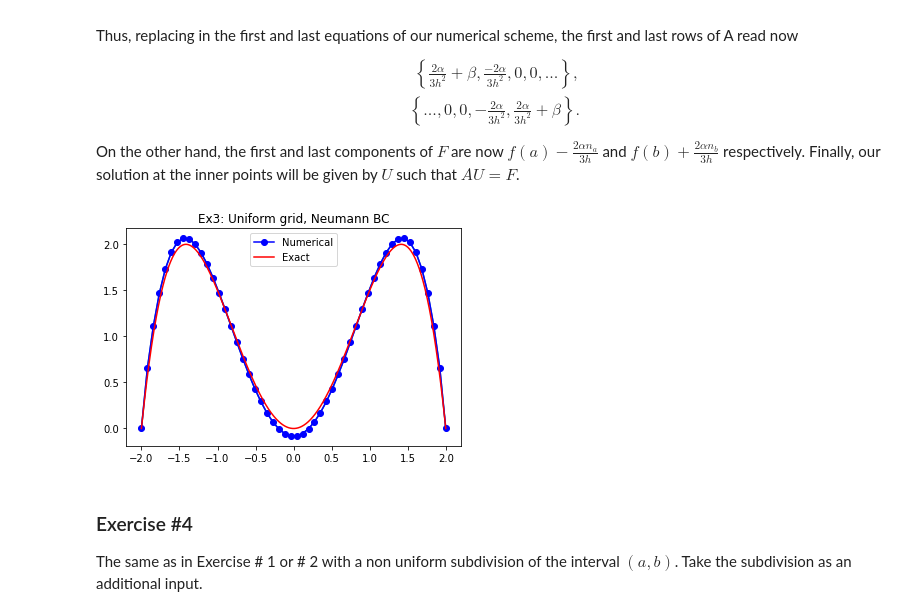
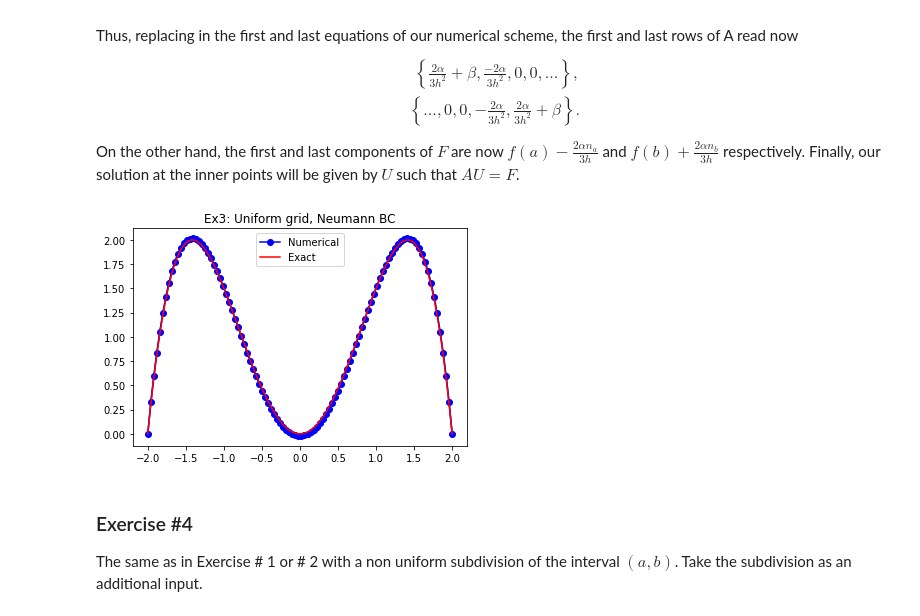
Before and after one commit to carlosmunozmoncayo/AMCS-329, a Jupyter notebook: HW1.ipynb, the cells around one changed output. Cells and saved outputs as stored; diff of their text form; code cells hidden in the pictures.

```diff
--- a/HW1.ipynb
+++ b/HW1.ipynb
@@ -133,21 +133,21 @@ def Laplace_unif_Neumann(a,b,alpha,beta,f,na,nb,m):
 # %%
 def test_Ex3(m):
     a=-2.
     b=2.
     f=lambda x: -4+(3./2.)*x**4
     alpha=1.
     beta=-3.
     na=4*(a)-2*(a)**3
     nb=4*(b)-2*(b)**3
     U,x=Laplace_unif_Neumann(a,b,alpha,beta,f,na,nb,m)
     x_refined=np.linspace(a,b,1000)
     U_exact=2*x_refined**2-0.5*x_refined**4
     U=np.concatenate(([0.],U,[.0]))
     plot_sol(U,x,U_exact,x_refined,title="Ex3: Uniform grid, Neumann BC")
 
-test_Ex3(50)
+test_Ex3(100)
 # %% [output]
-[figure, old version]
+[figure, new version]
 # %% [markdown]
 ### Exercise #4
 The same as in Exercise # 1 or # 2 with a non uniform subdivision of the interval
```
Also changed, not shown: parts of 6 cells of this notebook.
